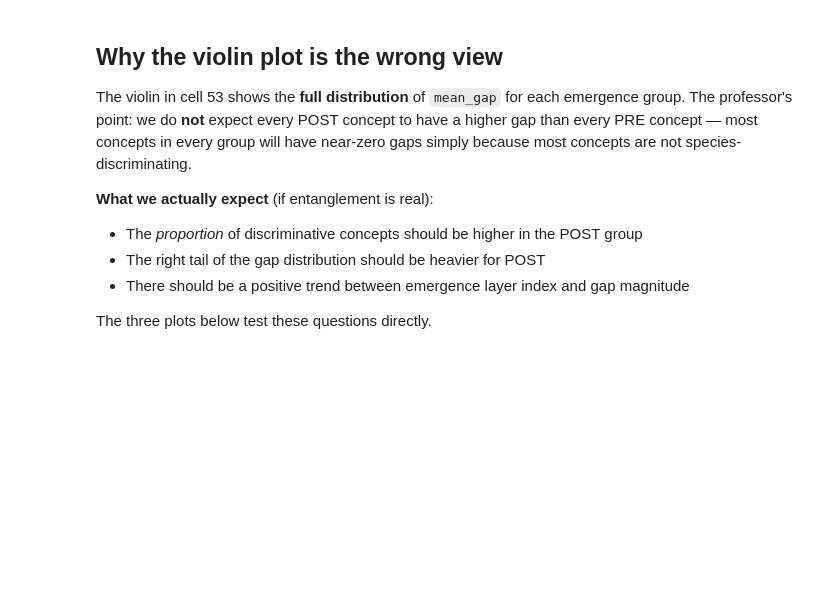
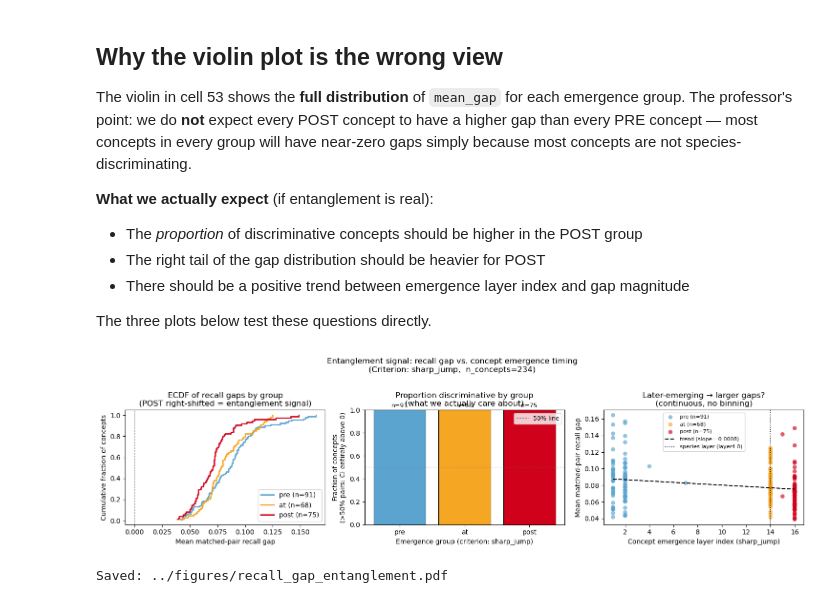
Before and after one commit to chinmayi-r/CBM-Concept-Backwash, a Jupyter notebook: notebooks/lfcbm_newrecall.ipynb, the cells around one changed output. Cells and saved outputs as stored; diff of their text form; code cells hidden in the pictures; blank space fills up the shorter version.

```diff
--- a/notebooks/lfcbm_newrecall.ipynb
+++ b/notebooks/lfcbm_newrecall.ipynb
@@ -793,7 +864,7 @@ print("  emerge_idx_frac >=", species_emerge_idx, ":", len(post_frac90))
 #                → best for "when is a concept well-encoded?"
 #   sharp_jump = layer with the single largest accuracy jump
 #                → best for phase-transition / grokking-style analysis
-EMERGE_CRITERION = "frac90"   # change to "sharp_jump" to switch
+EMERGE_CRITERION = "sharp_jump"   # change to "sharp_jump" to switch
 # ─────────────────────────────────────────────────────────────────────────────
 
 emerge_col = "emerge_idx_frac" if EMERGE_CRITERION == "frac90" else "emerge_idx_jump"
@@ -1852,9 +2157,9 @@ The three plots below test these questions directly.
 # a higher *proportion* should be POST-species (entanglement signal).
 #
 # Three complementary views that test this correctly:
-#   1. ECDF of mean_gap — heavier right tail in POST = signal (not different center)
+#   1. ECDF of gap_mean — heavier right tail in POST = signal (not different center)
 #   2. % concepts with CI entirely above 0 by group — the directional proportion test
-#   3. Scatter: continuous emergence index vs. mean_gap — trend without arbitrary binning
+#   3. Scatter: continuous emergence index vs. gap_mean — trend without arbitrary binning
 
 import matplotlib.pyplot as plt
 import numpy as np
@@ -1868,7 +2173,7 @@ if "lf_summary" in dir() and len(lf_summary) > 0 and "lf_info_grp" in dir():
         on="concept", how="left"
     )
 else:
-    # Fallback: use lf_info_grp directly (mean_gap already there)
+    # Fallback: use lf_info_grp directly (gap_mean already there)
     lf_summary_grp = lf_info_grp.copy()
     print("Warning: lf_summary not found; using lf_info_grp directly (no frac_ci_above0)")
 
@@ -1877,12 +2182,12 @@ group_colors = {"pre": "#5BA4CF", "at": "#F5A623", "post": "#D0021B"}
 
 fig, axes = plt.subplots(1, 3, figsize=(15, 4))
 
-# ── Plot 1: ECDF of mean_gap by group ────────────────────────────────────────
+# ── Plot 1: ECDF of gap_mean by group ────────────────────────────────────────
 # Correct framing: if POST concepts are more entangled, the distribution should
 # be *shifted right* (heavier tail), not necessarily have a higher mean/center.
 ax = axes[0]
 for g in group_order:
-    vals = lf_summary_grp[lf_summary_grp["group"] == g]["mean_gap"].dropna().values
+    vals = lf_summary_grp[lf_summary_grp["group"] == g]["gap_mean"].dropna().values
     if len(vals) == 0:
         continue
     vals_s = np.sort(vals)
@@ -1938,40 +2243,43 @@ else:
 ax = axes[2]
 if emerge_col in lf_summary_grp.columns:
     for g in group_order:
-        sub = lf_summary_grp[lf_summary_grp["group"] == g].dropna(subset=["mean_gap", emerge_col])
+        sub = lf_summary_grp[lf_summary_grp["group"] == g].dropna(subset=["gap_mean", emerge_col])
         if len(sub) == 0:
             continue
-        ax.scatter(sub[emerge_col], sub["mean_gap"],
+        ax.scatter(sub[emerge_col], sub["gap_mean"],
                    label=f"{g} (n={len(sub)})",
                    color=group_colors.get(g), alpha=0.65, s=40, edgecolors="none")
 
     # Regression trend across all
-    all_v = lf_summary_grp.dropna(subset=["mean_gap", emerge_col])
+    all_v = lf_summary_grp.dropna(subset=["gap_mean", emerge_col])
     if len(all_v) > 5:
         xs = all_v[emerge_col].values.astype(float)
-        ys = all_v["mean_gap"].values
+        ys = all_v["gap_mean"].values
         m, b = np.polyfit(xs, ys, 1)
         xline = np.linspace(xs.min(), xs.max(), 100)
         ax.plot(xline, m * xline + b, color="black", linestyle="--",
                 linewidth=1.5, label=f"trend (slope={m:.4f})")
 
     ax.axvline(species_emerge_idx, color="black", linestyle=":", linewidth=1.2,
                label=f"species layer ({LAYERS[species_emerge_idx]})")
     ax.set_xlabel(f"Concept emergence layer index ({EMERGE_CRITERION})")
     ax.set_ylabel("Mean matched-pair recall gap")
     ax.set_title("Later-emerging → larger gaps?\n(continuous, no binning)")
     ax.legend(fontsize=8)
 else:
     ax.text(0.5, 0.5, f"Column '{emerge_col}' not in data",
             ha="center", va="center", transform=ax.transAxes)
 
 plt.suptitle(
     f"Entanglement signal: recall gap vs. concept emergence timing\n"
     f"(Criterion: {EMERGE_CRITERION},  n_concepts={len(lf_summary_grp)})",
     fontsize=12, y=1.02
 )
 plt.tight_layout()
 os.makedirs("../figures", exist_ok=True)
 plt.savefig("../figures/recall_gap_entanglement.pdf", bbox_inches="tight")
 plt.show()
 print("Saved: ../figures/recall_gap_entanglement.pdf")
+# %% [output]
+[figure, added]
+Saved: ../figures/recall_gap_entanglement.pdf
```
Also changed, not shown: parts of 28 cells of this notebook, 10 other files.
